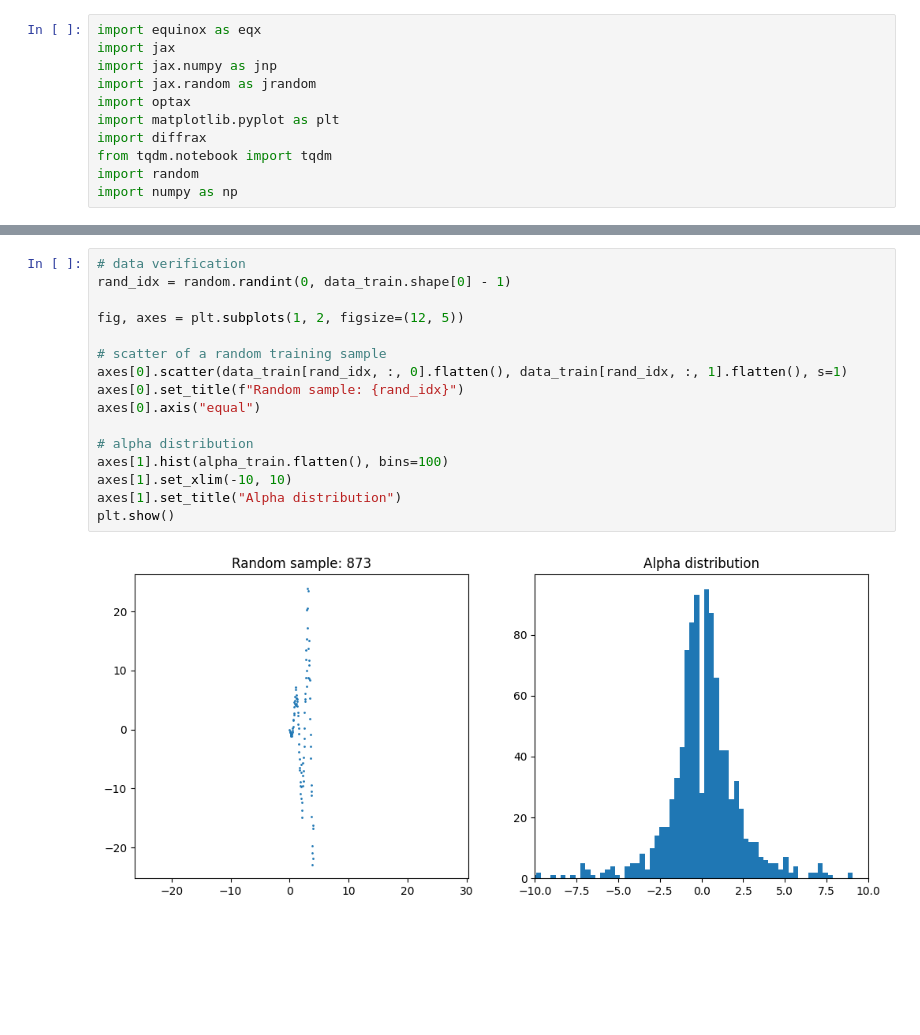
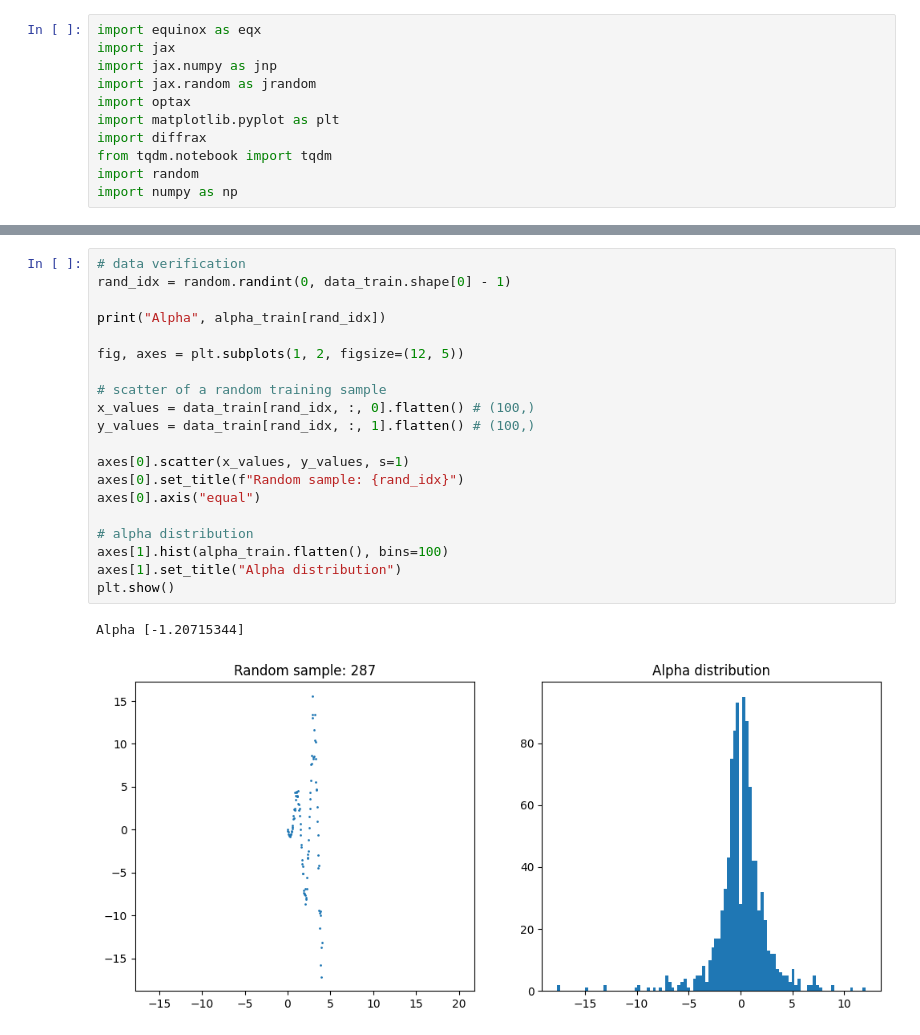
Before and after one commit to LoSpiri/jax-neural-odes, a Jupyter notebook: assignment_5/main.ipynb, the cells around one changed output, grey strips where cells are left out. Cells and saved outputs as stored; diff of their text form; blank space fills up the shorter version.

```diff
--- a/assignment_5/main.ipynb
+++ b/assignment_5/main.ipynb
@@ -31,18 +31,23 @@ alpha_std = jnp.std(alpha_train)
 # %%
 # data verification
 rand_idx = random.randint(0, data_train.shape[0] - 1)
 
+print("Alpha", alpha_train[rand_idx])
+
 fig, axes = plt.subplots(1, 2, figsize=(12, 5))
 
 # scatter of a random training sample
-axes[0].scatter(data_train[rand_idx, :, 0].flatten(), data_train[rand_idx, :, 1].flatten(), s=1)
+x_values = data_train[rand_idx, :, 0].flatten() # (100,)
+y_values = data_train[rand_idx, :, 1].flatten() # (100,)
+
+axes[0].scatter(x_values, y_values, s=1)
 axes[0].set_title(f"Random sample: {rand_idx}")
 axes[0].axis("equal")
 
 # alpha distribution
 axes[1].hist(alpha_train.flatten(), bins=100)
-axes[1].set_xlim(-10, 10)
 axes[1].set_title("Alpha distribution")
 plt.show()
 # %% [output]
+Alpha [-1.20715344]
-[figure, old version]
+[figure, new version]
```
Also changed, not shown: parts of 3 cells of this notebook.
